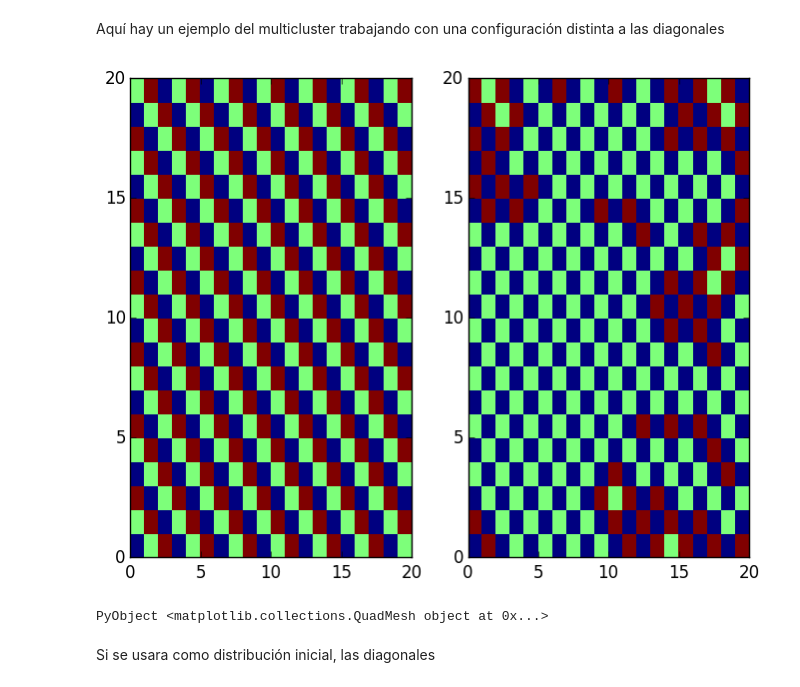
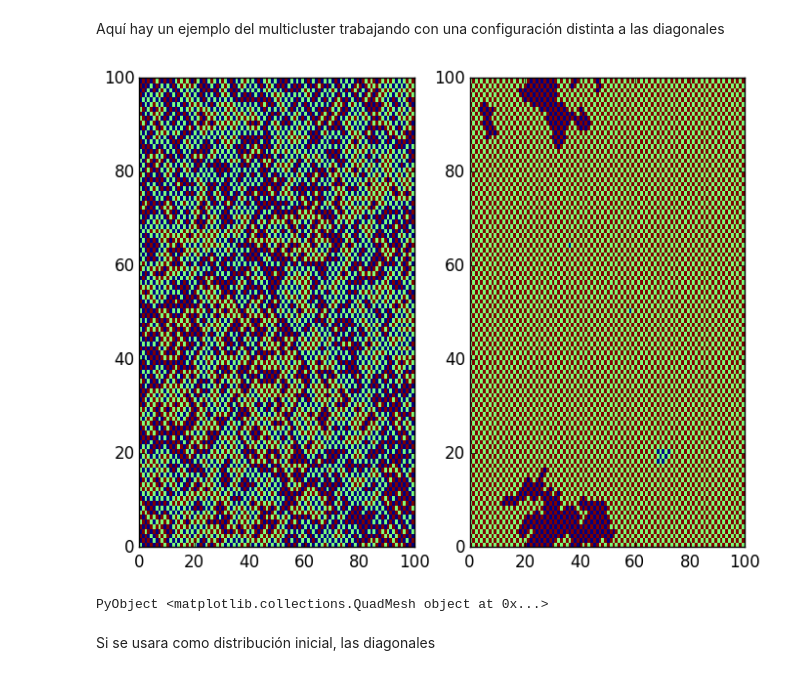
Before and after one commit to luisaleman/Hielo, a Jupyter notebook: Proyecto final.ipynb, the cells around one changed output. Cells and saved outputs as stored; diff of their text form; code cells hidden in the pictures.

```diff
--- a/Proyecto final.ipynb
+++ b/Proyecto final.ipynb
@@ -576,26 +577,28 @@ MultiCluster_E (generic function with 2 methods)
 # %% [markdown]
 Aquí hay un ejemplo del multicluster trabajando con una configuración distinta a las diagonales
 # %%
-inicial=conf_i(20,20)
+inicial=conf_i(100,100)
 old=copy(inicial)
-for t in 1:400
+for t in 1:100
     new=MultiCluster(old)
     new,old=old,new
 end
+inicial2=copy(old);
 # %%
-for t in 1:5
+old=copy(inicial2)
+for t in 1:20
     new=MultiCluster_E(1000.0,old)
     new,old=old,new
 end
 figure(figsize=[8,6])
 subplot(1,2,1)
 #figure(figsize=[3,3])
-pcolormesh(inicial)
+pcolormesh(inicial2)
 
 subplot(1,2,2)
 pcolormesh(old)
 # %% [output]
-[figure, old version]
+[figure, new version]
 PyObject <matplotlib.collections.QuadMesh object at 0x...>
 # %% [markdown]
 Si se usara como distribución inicial, las diagonales
```
Also changed, not shown: parts of 11 cells of this notebook, 1 other file.
